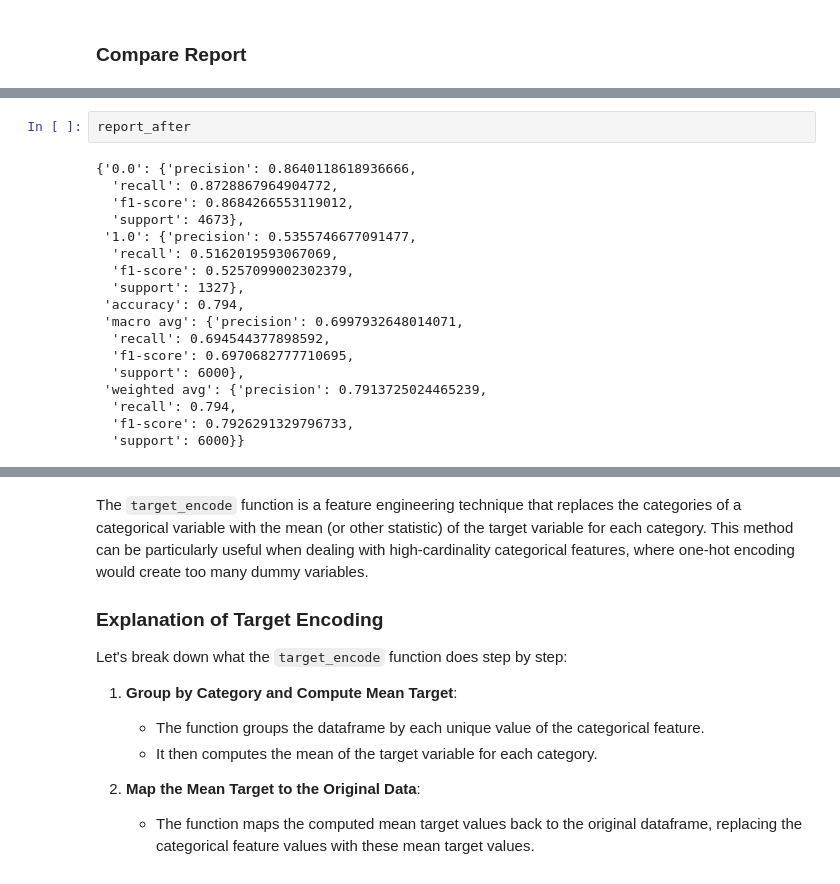
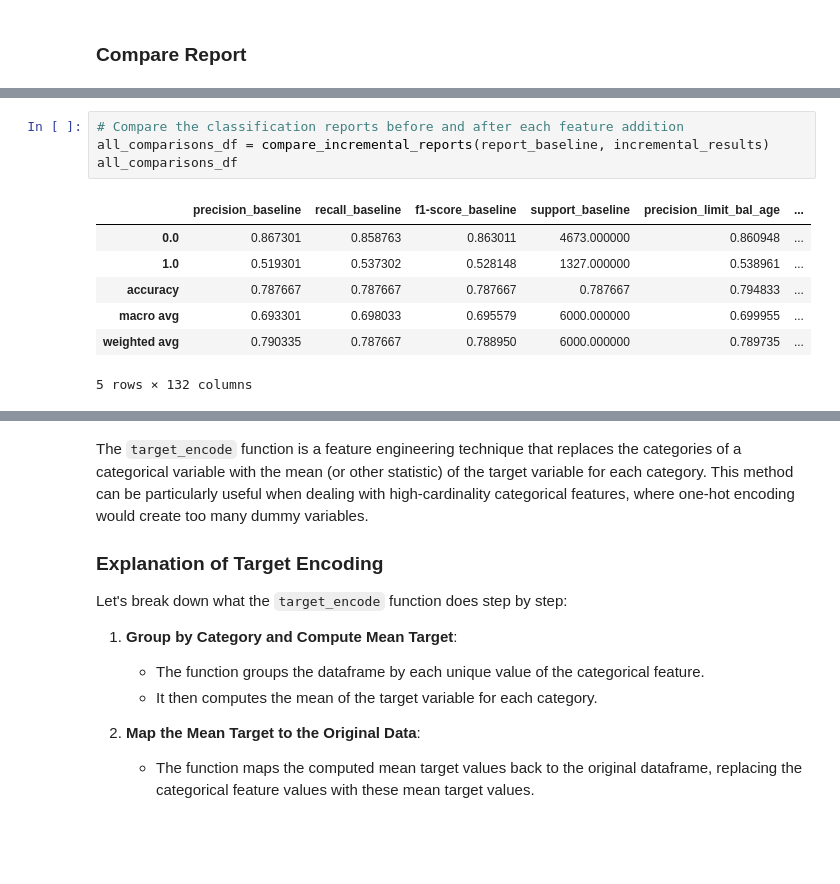
Before and after one commit to micah-shull/Machine_Learning_Pipelines, a Jupyter notebook: pipelines_07_pytorch_pipeline_05_feature_engineering.ipynb, the cells around one changed output, grey strips where cells are left out. Saved outputs shown, nothing was run; the diff lists cells and outputs as text; blank space fills up the shorter version.

```diff
--- a/pipelines_07_pytorch_pipeline_05_feature_engineering.ipynb
+++ b/pipelines_07_pytorch_pipeline_05_feature_engineering.ipynb
@@ -281,20 +354,12 @@ report_before
-# %%
-report_after
-# %% [output]
-{'0.0': {'precision': 0.8640118618936666,
-  'recall': 0.8728867964904772,
-  'f1-score': 0.8684266553119012,
-  'support': 4673},
- '1.0': {'precision': 0.5355746677091477,
-  'recall': 0.5162019593067069,
-  'f1-score': 0.5257099002302379,
-  'support': 1327},
- 'accuracy': 0.794,
- 'macro avg': {'precision': 0.6997932648014071,
-  'recall': 0.694544377898592,
-  'f1-score': 0.6970682777710695,
-  'support': 6000},
- 'weighted avg': {'precision': 0.7913725024465239,
-  'recall': 0.794,
-  'f1-score': 0.7926291329796733,
-  'support': 6000}}
+# %%
+# Compare the classification reports before and after each feature addition
+all_comparisons_df = compare_incremental_reports(report_baseline, incremental_results)
+all_comparisons_df
+# %% [output]
+|  | precision_baseline | recall_baseline | f1-score_baseline | support_baseline | precision_limit_bal_age | ... |
+| 0.0 | 0.867301 | 0.858763 | 0.863011 | 4673.000000 | 0.860948 | ... |
+| 1.0 | 0.519301 | 0.537302 | 0.528148 | 1327.000000 | 0.538961 | ... |
+| accuracy | 0.787667 | 0.787667 | 0.787667 | 0.787667 | 0.794833 | ... |
+| macro avg | 0.693301 | 0.698033 | 0.695579 | 6000.000000 | 0.699955 | ... |
+| weighted avg | 0.790335 | 0.787667 | 0.788950 | 6000.000000 | 0.789735 | ... |
+5 rows × 132 columns
```
Also changed, not shown: parts of 25 cells of this notebook.
